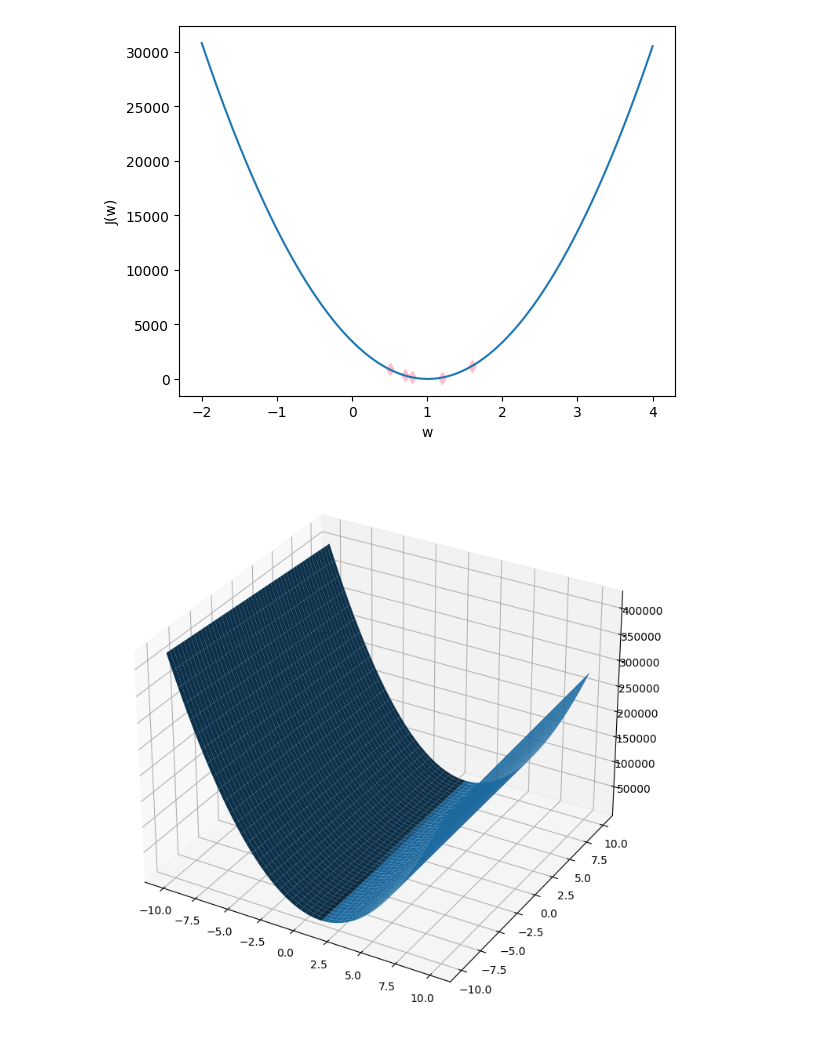
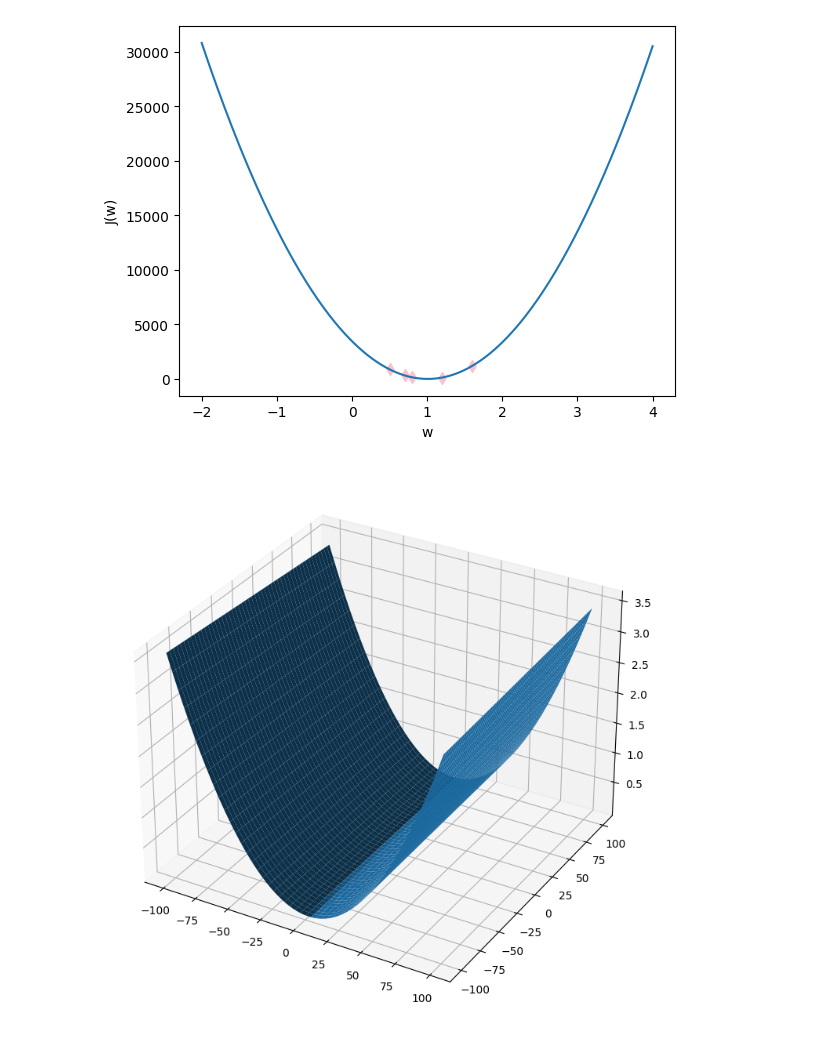
Before and after one commit to faustodavidhernandezjasso/supervised-machine-learning, a Jupyter notebook: src/cost_function_intuition.ipynb, the cells around one changed output. Drawn from its saved outputs; the diff is of its cells as text; code cells hidden in the pictures.

```diff
--- a/src/cost_function_intuition.ipynb
+++ b/src/cost_function_intuition.ipynb
@@ -252,18 +252,18 @@ plt.plot(w, costs)
 [<matplotlib.lines.Line2D at 0x...>]
 [figure]
 # %%
-W = np.linspace(-10, 10, 300)
-B = np.linspace(-10, 10, 300)
+W = np.linspace(-100, 100, 300)
+B = np.linspace(-100, 100, 300)
 W, B = np.meshgrid(W, B)
 J_W_B = np.zeros((300, 300))
 for i in range(m):
      for j in range(m):
           J_W_B[i][j] = cost_function(model(W[i][j], B[i][j]))
 
 fig = plt.figure(figsize =(14, 9))
 ax = plt.axes(projection ='3d')
 
 ax.plot_surface(W, B, J_W_B)
 plt.show()
 # %% [output]
-[figure, old version]
+[figure, new version]
```
Also changed, not shown: parts of 1 cell of this notebook.
